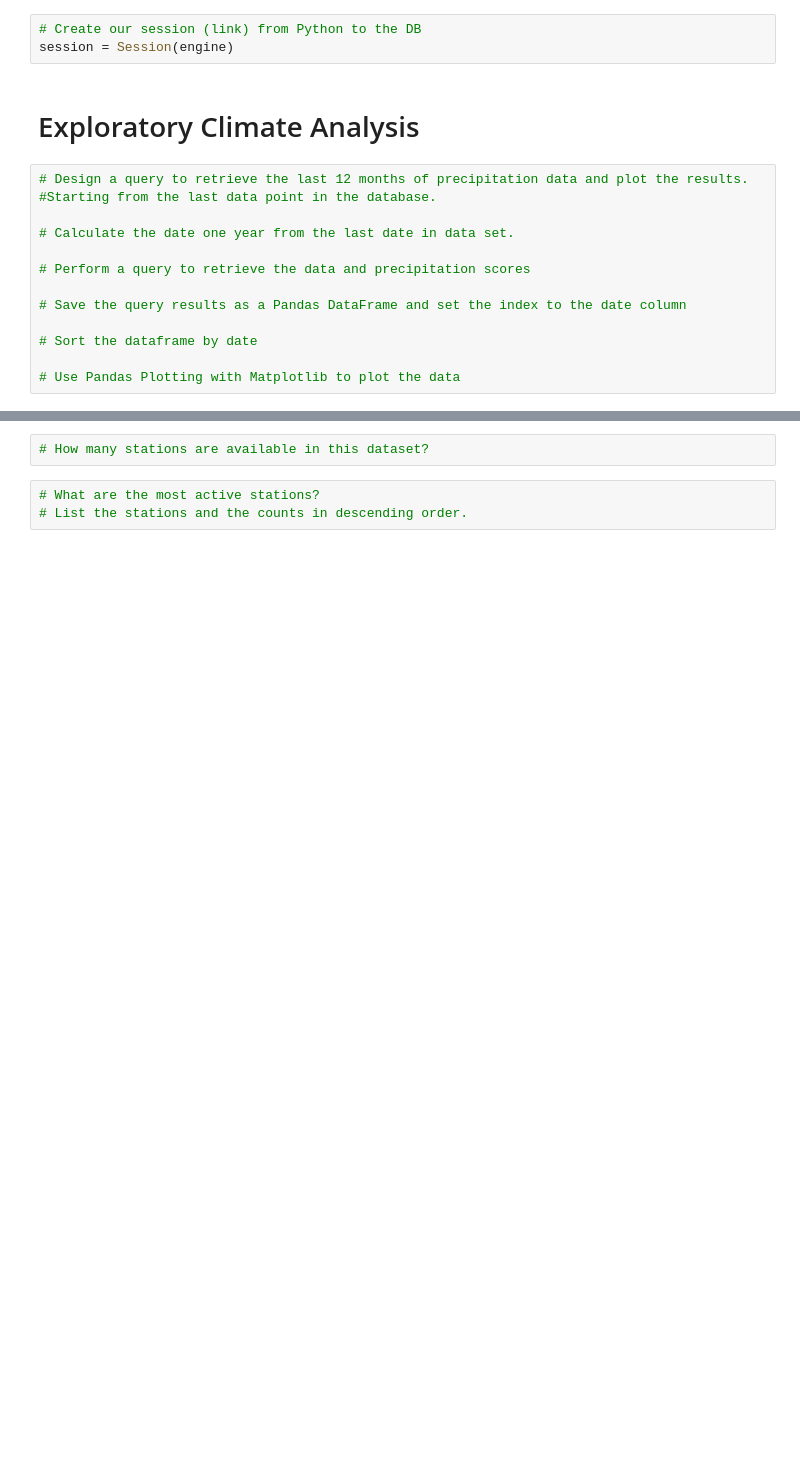
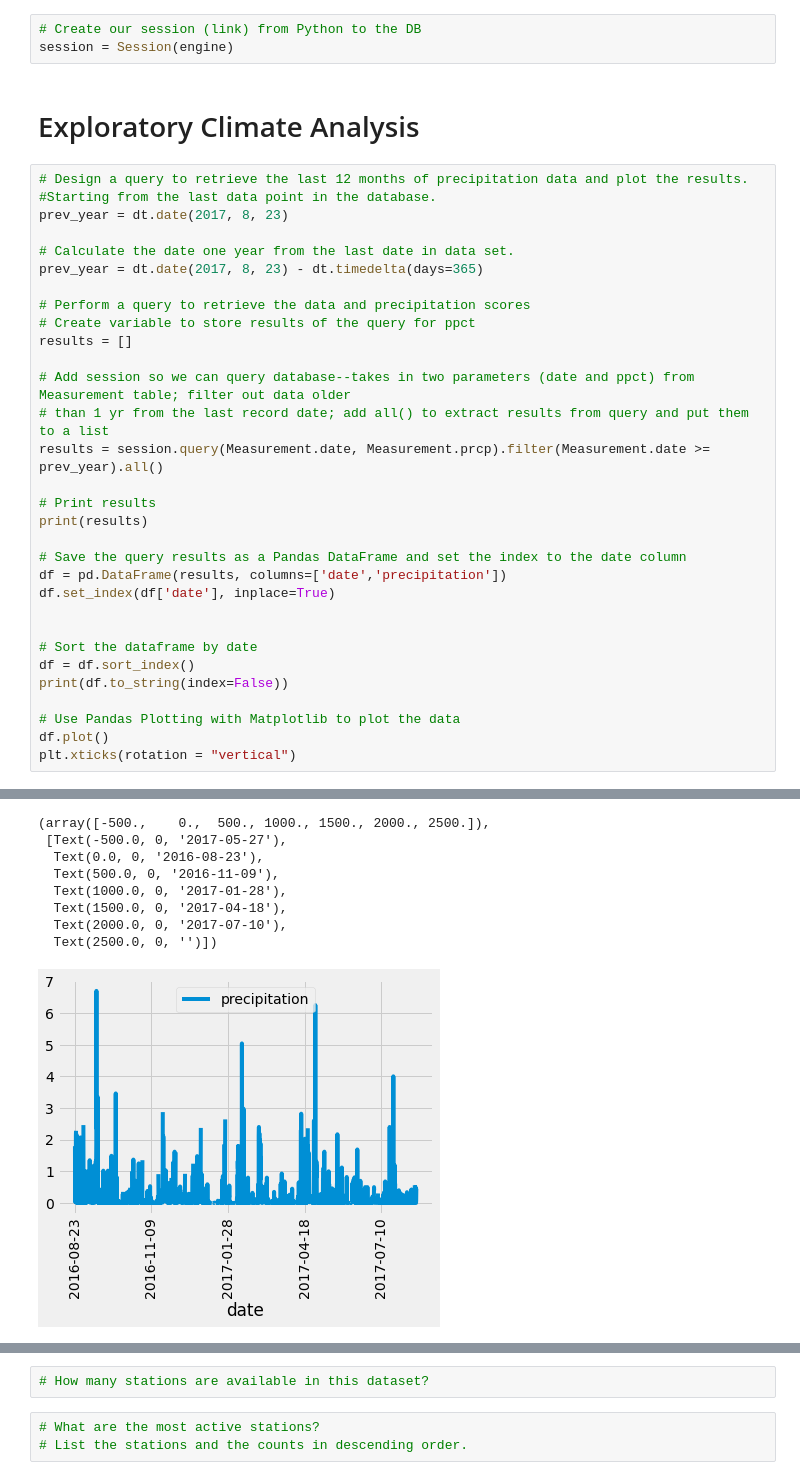
Before and after one commit to Christy-cyber/surfs_up, a Jupyter notebook: climate_analysis.ipynb, the cells around one changed output, grey strips where cells are left out. Saved outputs shown, nothing was run; the diff lists cells and outputs as text; blank space fills up the shorter version.

Commit message:
Updating climate_analysis.ipynb to include precipitation analysis

```diff
--- a/climate_analysis.ipynb
+++ b/climate_analysis.ipynb
@@ -46,13 +46,32 @@ session = Session(engine)
 # %%
 # Design a query to retrieve the last 12 months of precipitation data and plot the results.
 #Starting from the last data point in the database.
+prev_year = dt.date(2017, 8, 23)
 
 # Calculate the date one year from the last date in data set.
+prev_year = dt.date(2017, 8, 23) - dt.timedelta(days=365)
 
 # Perform a query to retrieve the data and precipitation scores
+# Create variable to store results of the query for ppct
+results = []
+
+# Add session so we can query database--takes in two parameters (date and ppct) from Measurement table; filter out data older
+# than 1 yr from the last record date; add all() to extract results from query and put them to a list
+results = session.query(Measurement.date, Measurement.prcp).filter(Measurement.date >= prev_year).all()
+
+# Print results
+print(results)
 
 # Save the query results as a Pandas DataFrame and set the index to the date column
+df = pd.DataFrame(results, columns=['date','precipitation'])
+df.set_index(df['date'], inplace=True)
+
 
 # Sort the dataframe by date
+df = df.sort_index()
+print(df.to_string(index=False))
 
 # Use Pandas Plotting with Matplotlib to plot the data
+df.plot()
+plt.xticks(rotation = "vertical")
+# %% [output]
@@ -59,2 +95,11 @@ session = Session(engine)
+(array([-500.,    0.,  500., 1000., 1500., 2000., 2500.]),
+ [Text(-500.0, 0, '2017-05-27'),
+  Text(0.0, 0, '2016-08-23'),
+  Text(500.0, 0, '2016-11-09'),
+  Text(1000.0, 0, '2017-01-28'),
+  Text(1500.0, 0, '2017-04-18'),
+  Text(2000.0, 0, '2017-07-10'),
+  Text(2500.0, 0, '')])
+[figure, added]
 # %%
 # Use Pandas to calcualte the summary statistics for the precipitation data
```
Also changed, not shown: parts of 3 cells of this notebook.
